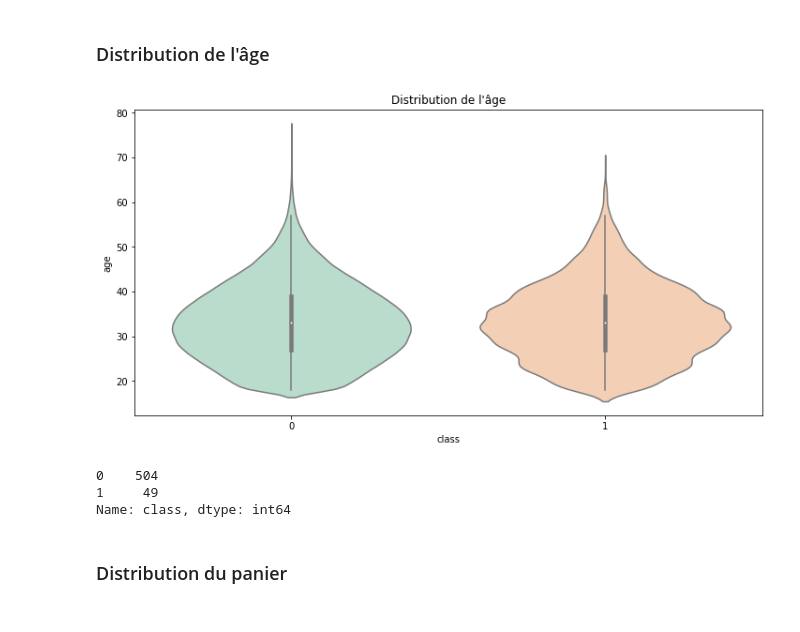
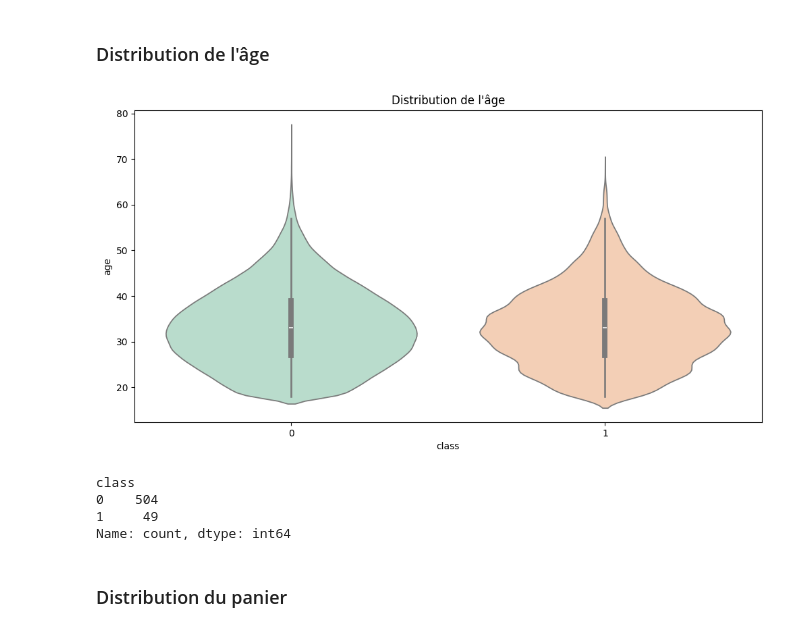
Before and after one commit to thefifthagreement/jedha-fs-s4-project, a Jupyter notebook: fraud_detection_eda.ipynb, the cells around one changed output. Saved outputs shown, nothing was run; the diff lists cells and outputs as text; code cells hidden in the pictures.

```diff
--- a/fraud_detection_eda.ipynb
+++ b/fraud_detection_eda.ipynb
@@ -120,8 +118,8 @@ fraud_data["ip_address"] = fraud_data["ip_address"].astype("int64")
 # %% [markdown]
 ### conversion des features datetime
 # %%
-fraud_data["signup_time"] = pd.to_datetime(fraud_data["signup_time"], infer_datetime_format=True)
-fraud_data["purchase_time"] = pd.to_datetime(fraud_data["purchase_time"], infer_datetime_format=True)
+fraud_data["signup_time"] = pd.to_datetime(fraud_data["signup_time"])
+fraud_data["purchase_time"] = pd.to_datetime(fraud_data["purchase_time"])
 # %%
 fraud_data[["ip_address", "signup_time", "purchase_time"]].info()
 # %% [output]
@@ -254,22 +256,23 @@ plt.show()
 # %%
 fig, ax = plt.subplots(figsize=(12, 6))
 
-sns.violinplot(data=fraud_data, x="class", y="age", ax=ax, palette='Pastel2')
+sns.violinplot(data=fraud_data, x="class", y="age", ax=ax, palette='Pastel2', hue="class", legend=False)
 ax.set_title(f"Distribution de l'âge")
 
 plt.show()
 #fig.savefig(join(image_dir, 'dist_age.png'), transparent=False, dpi=80, bbox_inches="tight")
 # %% [output]
-[figure, old version]
+[figure, new version]
 # %%
 # même répartition des fraudes
 
 borne_sup_age = fraud_data["age"].mean() + 3 * fraud_data["age"].std()
 fraud_data[fraud_data["age"] > borne_sup_age]["class"].value_counts()
 # %% [output]
+class
 0    504
 1     49
-Name: class, dtype: int64
+Name: count, dtype: int64
 # %% [markdown]
 ### Distribution du panier
 # %%
```
Also changed, not shown: parts of 19 cells of this notebook, 1 other file.
